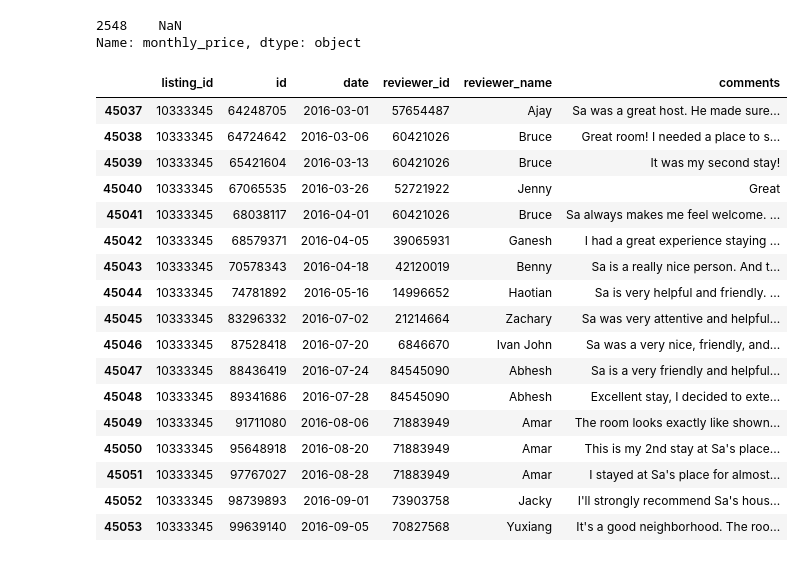
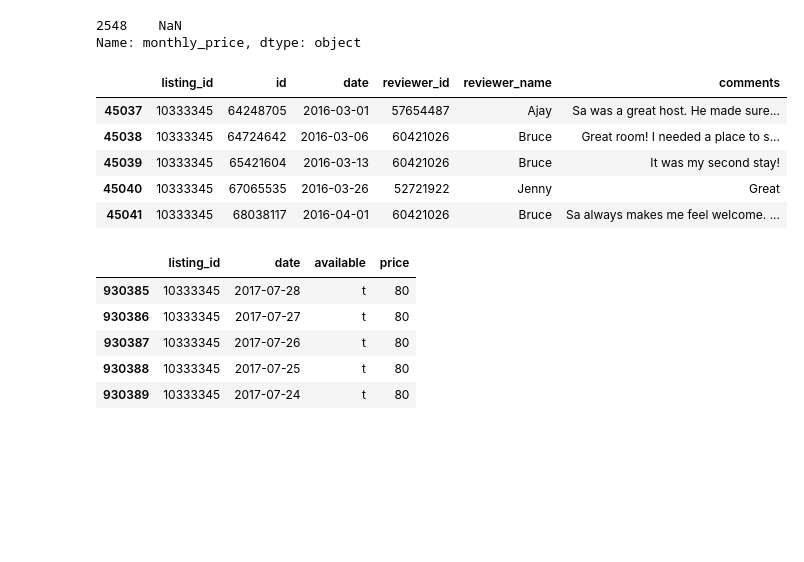
Before and after one commit to ahmedserag2/Airbnb-data-boston-seattle, a Jupyter notebook: boston/boston.ipynb, the cells around one changed output. Saved outputs shown, nothing was run; the diff lists cells and outputs as text; code cells hidden in the pictures; blank space fills up the shorter version.

```diff
--- a/boston/boston.ipynb
+++ b/boston/boston.ipynb
@@ -102,0 +108,4 @@ memory usage: 3.1+ MB
+# %%
+# function to drop .00 and $ and convert to int
+wrangle_prices = lambda x : (x.replace('.00','').replace('$','').replace(',',''))
+listings_df[['price']].head()
@@ -102,0 +140,5 @@ memory usage: 3.1+ MB
+# %%
+#drop nans for now
+calendar_df.dropna(inplace = True)
+calendar_df[['price']] = calendar_df[['price']].applymap(wrangle_prices)
+calendar_df[['price']].head()
@@ -102,0 +165,4 @@ memory usage: 3.1+ MB
+# %%
+
+pd.set_option('display.max_colwidth', 110)
+reviews_df.dropna().query('comments.str.contains("horrible")',engine='python')[['comments']].head()
@@ -169,24 +324,22 @@ listings_df.query('id == "10333345"').monthly_price
 # %% [output]
 2548    NaN
 Name: monthly_price, dtype: object
+# %%
+#there are more values beyond 5
+reviews_df.query('listing_id == "10333345"').head()
+# %% [output]
+|  | listing_id | id | date | reviewer_id | reviewer_name | comments |
+| 45037 | 10333345 | 64248705 | 2016-03-01 | 57654487 | Ajay | Sa was a great host. He made sure... |
+| 45038 | 10333345 | 64724642 | 2016-03-06 | 60421026 | Bruce | Great room! I needed a place to s... |
+| 45039 | 10333345 | 65421604 | 2016-03-13 | 60421026 | Bruce | It was my second stay! |
+| 45040 | 10333345 | 67065535 | 2016-03-26 | 52721922 | Jenny | Great |
+| 45041 | 10333345 | 68038117 | 2016-04-01 | 60421026 | Bruce | Sa always makes me feel welcome. ... |
 # %%
-reviews_df.query('listing_id == "10333345"')
+calendar_df.query('listing_id == "10333345"').head()
 # %% [output]
-|  | listing_id | id | date | reviewer_id | reviewer_name | comments |
-| 45037 | 10333345 | 64248705 | 2016-03-01 | 57654487 | Ajay | Sa was a great host. He made sure... |
-| 45038 | 10333345 | 64724642 | 2016-03-06 | 60421026 | Bruce | Great room! I needed a place to s... |
-| 45039 | 10333345 | 65421604 | 2016-03-13 | 60421026 | Bruce | It was my second stay! |
-| 45040 | 10333345 | 67065535 | 2016-03-26 | 52721922 | Jenny | Great |
-| 45041 | 10333345 | 68038117 | 2016-04-01 | 60421026 | Bruce | Sa always makes me feel welcome. ... |
-| 45042 | 10333345 | 68579371 | 2016-04-05 | 39065931 | Ganesh | I had a great experience staying ... |
-| 45043 | 10333345 | 70578343 | 2016-04-18 | 42120019 | Benny | Sa is a really nice person. And t... |
-| 45044 | 10333345 | 74781892 | 2016-05-16 | 14996652 | Haotian | Sa is very helpful and friendly. ... |
-| 45045 | 10333345 | 83296332 | 2016-07-02 | 21214664 | Zachary | Sa was very attentive and helpful... |
-| 45046 | 10333345 | 87528418 | 2016-07-20 | 6846670 | Ivan John | Sa was a very nice, friendly, and... |
-| 45047 | 10333345 | 88436419 | 2016-07-24 | 84545090 | Abhesh | Sa is a very friendly and helpful... |
-| 45048 | 10333345 | 89341686 | 2016-07-28 | 84545090 | Abhesh | Excellent stay, I decided to exte... |
-| 45049 | 10333345 | 91711080 | 2016-08-06 | 71883949 | Amar | The room looks exactly like shown... |
-| 45050 | 10333345 | 95648918 | 2016-08-20 | 71883949 | Amar | This is my 2nd stay at Sa's place... |
-| 45051 | 10333345 | 97767027 | 2016-08-28 | 71883949 | Amar | I stayed at Sa's place for almost... |
-| 45052 | 10333345 | 98739893 | 2016-09-01 | 73903758 | Jacky | I'll strongly recommend Sa's hous... |
-| 45053 | 10333345 | 99639140 | 2016-09-05 | 70827568 | Yuxiang | It's a good neighborhood. The roo... |
+|  | listing_id | date | available | price |
+| 930385 | 10333345 | 2017-07-28 | t | 80 |
+| 930386 | 10333345 | 2017-07-27 | t | 80 |
+| 930387 | 10333345 | 2017-07-26 | t | 80 |
+| 930388 | 10333345 | 2017-07-25 | t | 80 |
+| 930389 | 10333345 | 2017-07-24 | t | 80 |
```
Also changed, not shown: parts of 50 cells of this notebook.
